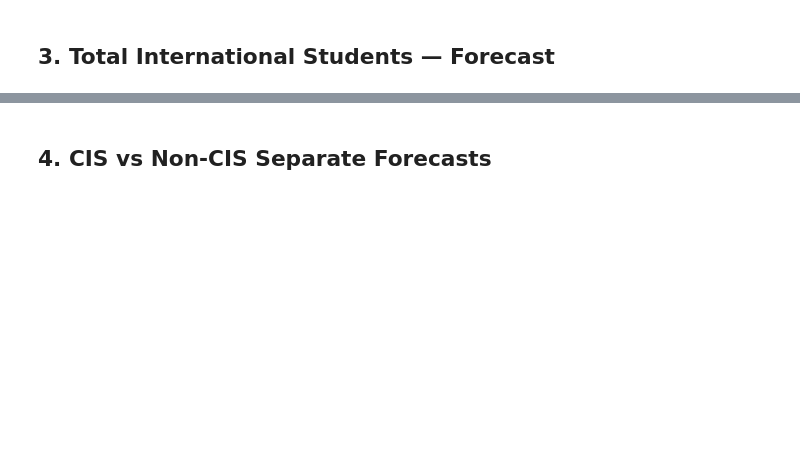
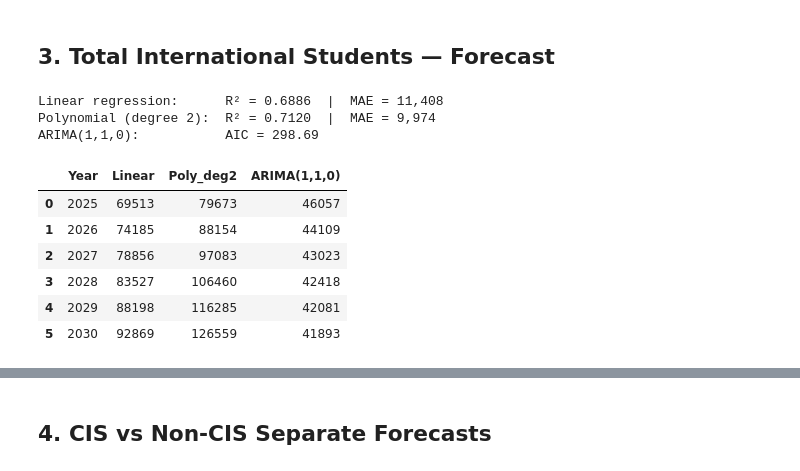
Before and after one commit to MuliShKa/kyrgyzstan-education-analysis, a Jupyter notebook: ipynb/kyrgyzstan_forecasting.ipynb, the cells around one changed output, grey strips where cells are left out. Saved outputs shown, nothing was run; the diff lists cells and outputs as text; code cells hidden in the pictures; blank space fills up the shorter version.

```diff
--- a/ipynb/kyrgyzstan_forecasting.ipynb
+++ b/ipynb/kyrgyzstan_forecasting.ipynb
@@ -139,18 +133,29 @@ print('Helper functions defined.')
 # %%
 total_fc  = fit_and_forecast(students_df['Year'], students_df['Total'], FUTURE_YEARS)
 arima_fc  = fit_arima(students_df['Total'].values, FUTURE_YEARS, order=(1,1,0))
 
 print(f"Linear regression:      R² = {total_fc['linear']['r2']:.4f}  |  MAE = {total_fc['linear']['mae']:,.0f}")
 print(f"Polynomial (degree 2):  R² = {total_fc['poly']['r2']:.4f}  |  MAE = {total_fc['poly']['mae']:,.0f}")
 print(f"ARIMA(1,1,0):           AIC = {arima_fc['aic']:.2f}")
 
 forecast_total = pd.DataFrame({
     'Year':          FUTURE_YEARS,
     'Linear':        total_fc['linear']['pred'].round(0).astype(int),
     'Poly_deg2':     total_fc['poly']['pred'].round(0).astype(int),
-    'ARIMA(1,1,0)':  arima_fc['pred'].round(0).astype(int),
+    'ARIMA(1,1,0)':  np.array(arima_fc['pred']).round(0).astype(int),  # ✅ исправлено
 })
 display(forecast_total)
+# %% [output]
+Linear regression:      R² = 0.6886  |  MAE = 11,408
+Polynomial (degree 2):  R² = 0.7120  |  MAE = 9,974
+ARIMA(1,1,0):           AIC = 298.69
+|  | Year | Linear | Poly_deg2 | ARIMA(1,1,0) |
+| 0 | 2025 | 69513 | 79673 | 46057 |
+| 1 | 2026 | 74185 | 88154 | 44109 |
+| 2 | 2027 | 78856 | 97083 | 43023 |
+| 3 | 2028 | 83527 | 106460 | 42418 |
+| 4 | 2029 | 88198 | 116285 | 42081 |
+| 5 | 2030 | 92869 | 126559 | 41893 |
 # %%
 fig, ax = plt.subplots(figsize=(13, 6))
 
```
Also changed, not shown: parts of 9 cells of this notebook, 3 other files.
